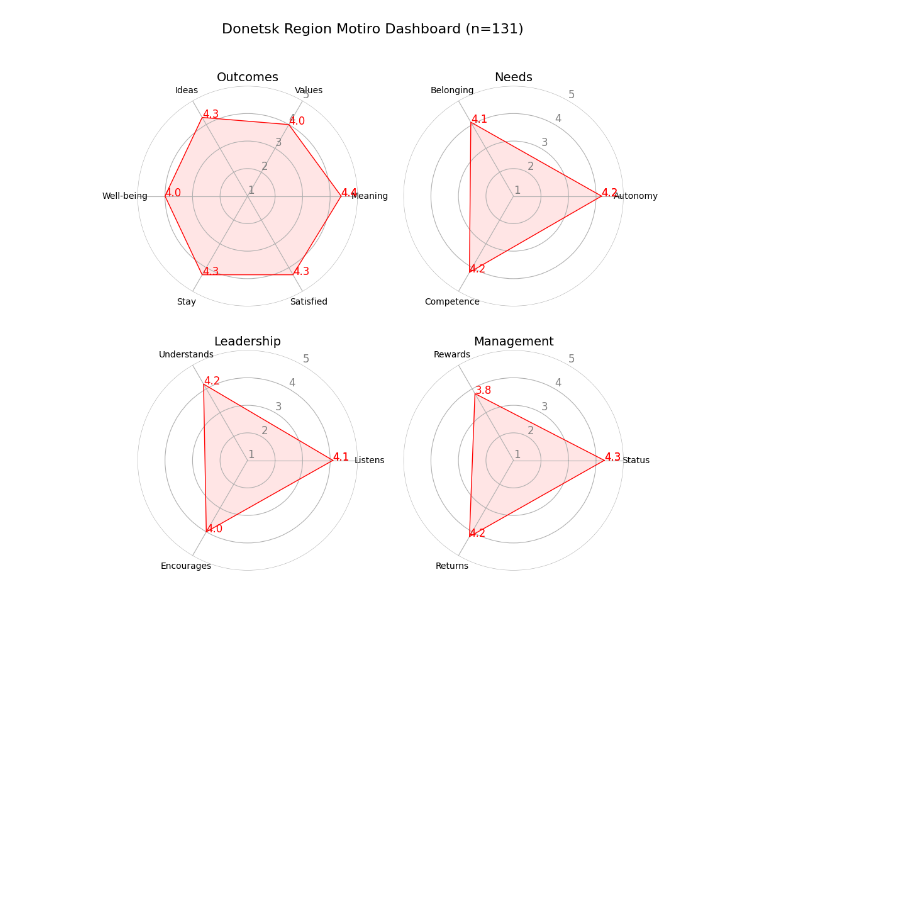
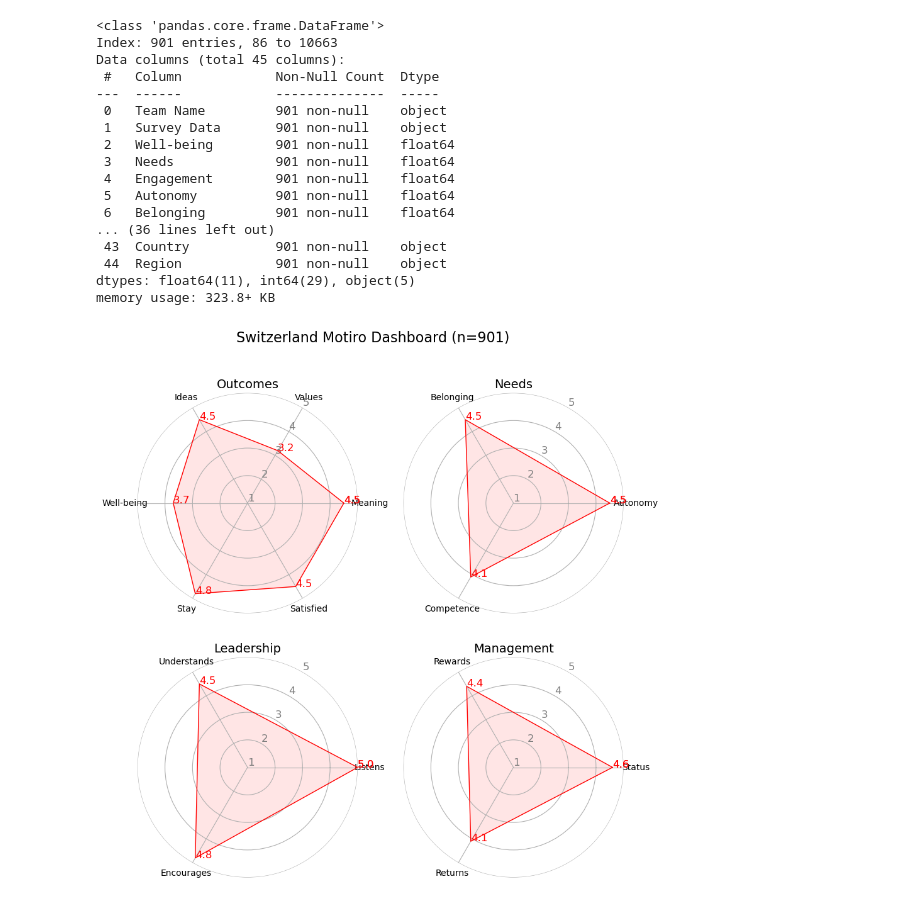
Before and after one commit to gabrielpictet/Motiro, a Jupyter notebook: Spider.ipynb, the cells around one changed output. Saved outputs shown, nothing was run; the diff lists cells and outputs as text; code cells hidden in the pictures; blank space fills up the shorter version.

```diff
--- a/Spider.ipynb
+++ b/Spider.ipynb
@@ -120,18 +127,20 @@ memory usage: 172.0+ bytes
 # %%
 ## Create a figure containing all the spider graphs for all volunteers and staff in a team
 
-file_path = 'Individual.csv'
+#file_path = 'Individual.csv'
+file_path = f'{NS}_ALL.csv'
 df = pd.read_csv(file_path, sep=",", encoding='utf-8')
 #df.info()
 
 ## select which team, circle, category of respondent, etc. to display
-team='Volunteer'
+team='Argovie'
 ## select which variables (grouped in a "dimension") to display
 #dimension='leadership'
 
 # Filter the dataframe for 'Team Name'
 #df = df[df['Team Name'] == team]
-df = df[df['Position'] == team]
+#df = df[df['Position'] == team]
+df = df[df['region'] == team]
 #df.info()
 
 #For circles (groups of teams), further filtering might be required:
@@ -225,22 +234,22 @@ plt.show()
 ## Create a figure containing all the spider graphs for one team
 
 # For testing purpose:
-NS='URC'
+NS='SRC'
 # Load the dataset
-#file_path = 'Individual.csv'
-#df = pd.read_csv(file_path, sep=",", encoding='utf-8')
-df = pd.read_csv('URC_ALL.csv', sep=",", encoding='utf-8')
+file_path = 'Individual.csv'
+df = pd.read_csv(file_path, sep=",", encoding='utf-8')
 #df.info()
 
 ## select which team, circle, category of respondent, etc. to display
-team='Donetsk Region'
+team='Switzerland'
 ## select which variables (grouped in a "dimension") to display
 dimension='leadership'
 
 # Filter the dataframe for 'Team Name'
 #df = df[df['Team Name'] == team]
-df = df[df['region'] == team]
-#df.info()
+#df = df[df['region'] == team]
+df = df[df['Country'] == team]
+df.info()
 
 #For circles (groups of teams), further filtering might be required:
 #df = df[df['Position'] == 'Volunteer']
@@ -288,12 +297,14 @@ for ax in axes.flatten():
 for i, dimension in enumerate(dimensions):
     # Compute the dimension score
     dimension_vars = eval(f'{dimension}_vars')
-    mean_df = df.groupby('region')[dimension_vars].mean().reset_index()
+    #mean_df = df.groupby('region')[dimension_vars].mean().reset_index()
+    mean_df = df.groupby('Team Name')[dimension_vars].mean().reset_index()
     # Create a new column with the mean of the selected dimension
     mean_df[f'{dimension}_score'] = mean_df[dimension_vars].mean(axis=1)
     dimension_score = mean_df[f'{dimension}_score'].values.round(1)[0]
 
-    values = mean_df.loc[0].drop(['region', f'{dimension}_score']).values.flatten().tolist()
+    #values = mean_df.loc[0].drop(['region', f'{dimension}_score']).values.flatten().tolist()
+    values = mean_df.loc[0].drop(['Team Name', f'{dimension}_score']).values.flatten().tolist()
     values = [round(v, 1) for v in values]
     values += values[:1]  # Repeat the first value to close the circular graph
     # Compute the angles
@@ -302,31 +313,48 @@ for i, dimension in enumerate(dimensions):
     angles += angles[:1]
     # Initialise the spider plot
     ax = axes[i//2, i%2]
     ax = plt.subplot(2, 2, i+1, polar=True)
     # Draw one axe per variable + add labels
     plt.xticks(angles[:-1], dimension_vars, color='black', size=10)
     # Draw ylabels
     ax.set_rlabel_position(60)
     plt.yticks([1, 2, 3, 4, 5], ["1", "2", "3", "4", "5"], color="grey", size=12)
     plt.ylim(1, 5)
     # Add values to the plot
     for j in range(len(values)):
         ax.annotate(values[j], (angles[j], values[j]), color='red', size=12)
     # Plot data
     ax.plot(angles, values, linewidth=1, color="red", linestyle='solid')
     # Fill area
     ax.fill(angles, values, 'r', alpha=0.1)
   # Remove polar spines and background
     ax.spines['polar'].set_visible(False)
     ax.set_frame_on(False)  # Turn off subplot frame
     for spine in ax.spines.values():  # Ensure all spines are invisible
         spine.set_visible(True)
 
 
     # Add a title
     ax.set_title(f'{dimension.capitalize()}', size=14)
     # Save the plot
 plt.savefig(f'{NS}_{team}_spider.png', bbox_inches='tight', pad_inches=0.1)
 plt.show()
 # %% [output]
+<class 'pandas.core.frame.DataFrame'>
+Index: 901 entries, 86 to 10663
+Data columns (total 45 columns):
+ #   Column            Non-Null Count  Dtype
+---  ------            --------------  -----
+ 0   Team Name         901 non-null    object
+ 1   Survey Data       901 non-null    object
+ 2   Well-being        901 non-null    float64
+ 3   Needs             901 non-null    float64
+ 4   Engagement        901 non-null    float64
+ 5   Autonomy          901 non-null    float64
+ 6   Belonging         901 non-null    float64
+... (36 lines left out)
+ 43  Country           901 non-null    object
+ 44  Region            901 non-null    object
+dtypes: float64(11), int64(29), object(5)
+memory usage: 323.8+ KB
-[figure, old version]
+[figure, new version]
```
Also changed, not shown: parts of 2 cells of this notebook, 2 other files.
